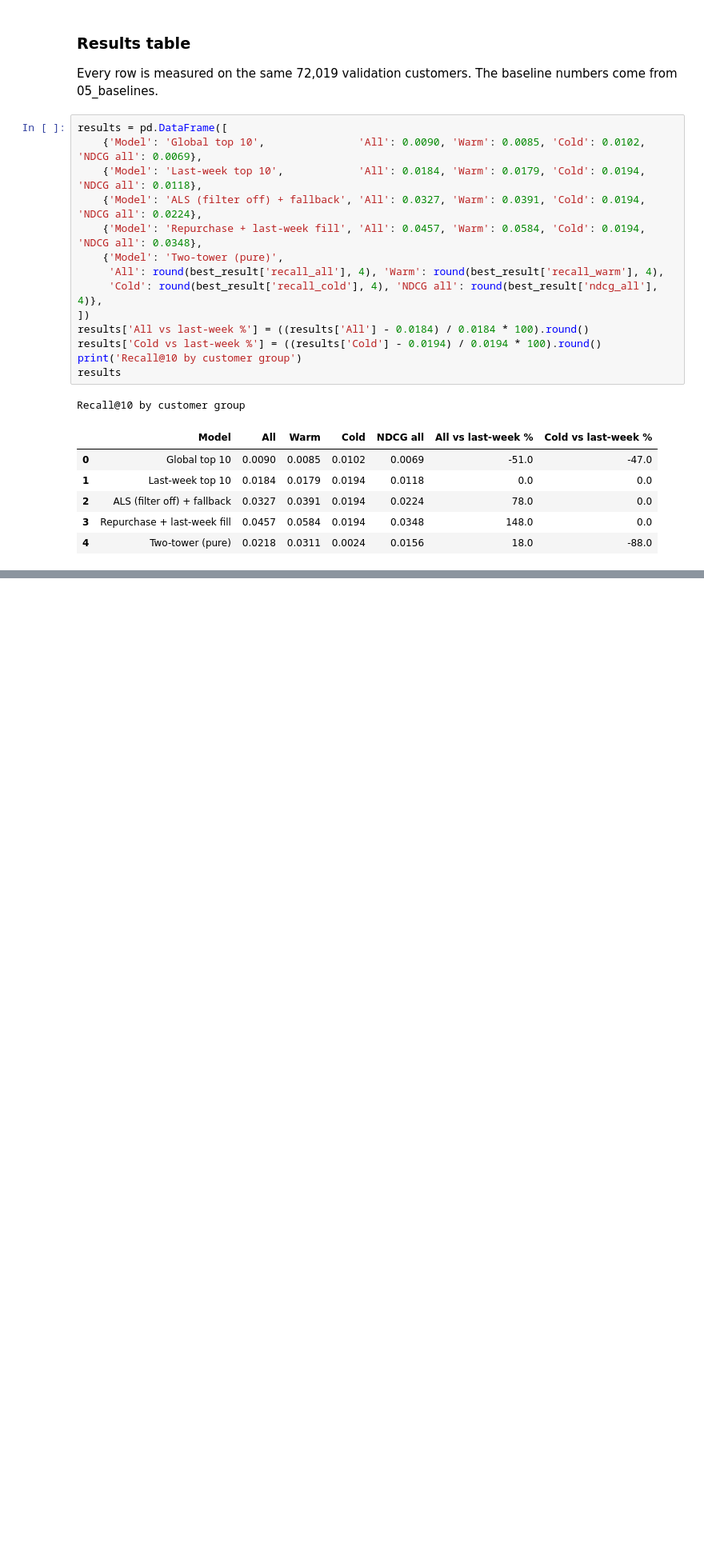
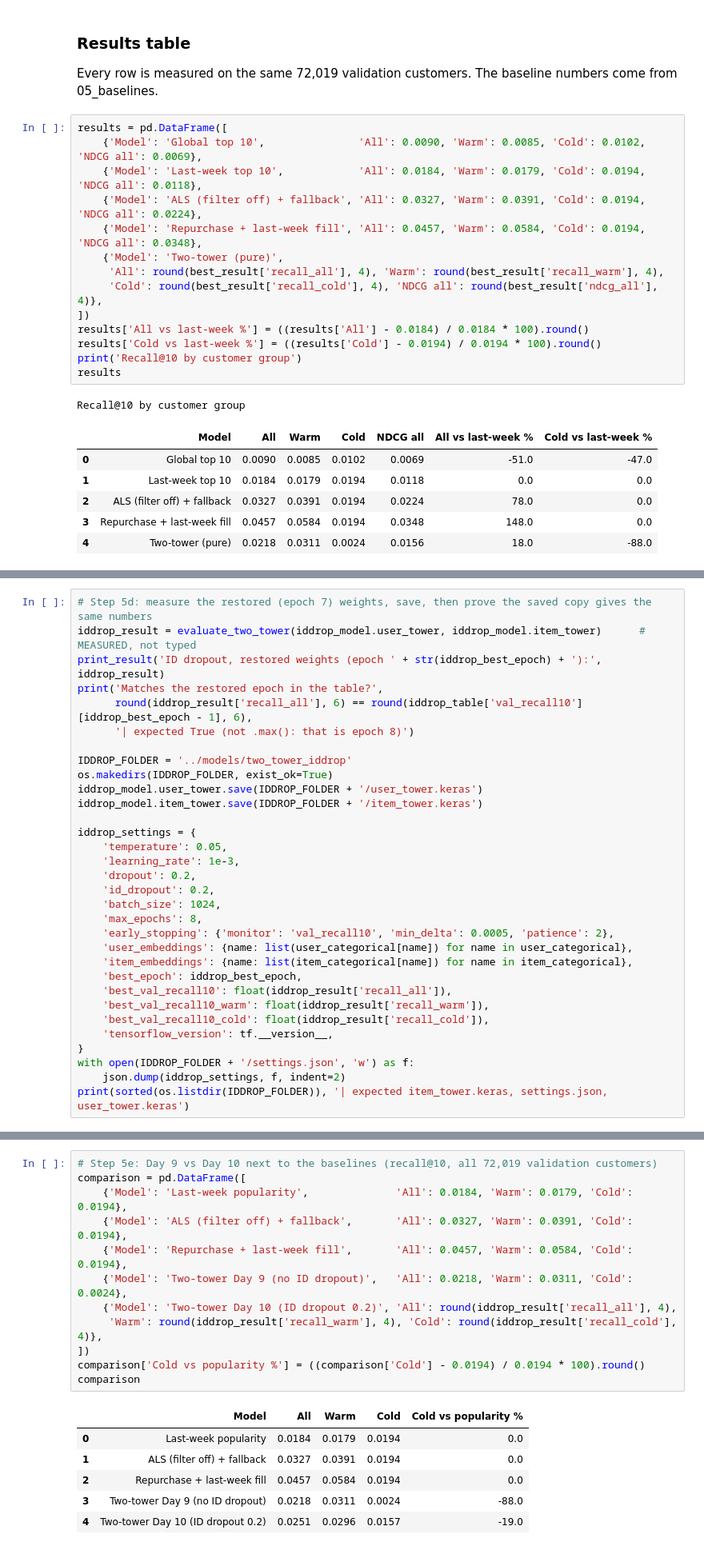
Before and after one commit to suvignan/Recommendation_System, a Jupyter notebook: notebooks/06_two_tower.ipynb, the cells around one changed output, grey strips where cells are left out. Shown at 80% size. Saved outputs shown, nothing was run; the diff lists cells and outputs as text; blank space fills up the shorter version.

```diff
--- a/notebooks/06_two_tower.ipynb
+++ b/notebooks/06_two_tower.ipynb
@@ -1080,0 +1293,32 @@ Recall@10 by customer group
+# %%
+# Step 5d: measure the restored (epoch 7) weights, save, then prove the saved copy gives the same numbers
+iddrop_result = evaluate_two_tower(iddrop_model.user_tower, iddrop_model.item_tower)      # MEASURED, not typed
+print_result('ID dropout, restored weights (epoch ' + str(iddrop_best_epoch) + '):', iddrop_result)
+print('Matches the restored epoch in the table?',
+      round(iddrop_result['recall_all'], 6) == round(iddrop_table['val_recall10'][iddrop_best_epoch - 1], 6),
+      '| expected True (not .max(): that is epoch 8)')
+
+IDDROP_FOLDER = '../models/two_tower_iddrop'
+os.makedirs(IDDROP_FOLDER, exist_ok=True)
+iddrop_model.user_tower.save(IDDROP_FOLDER + '/user_tower.keras')
+iddrop_model.item_tower.save(IDDROP_FOLDER + '/item_tower.keras')
+
+iddrop_settings = {
+    'temperature': 0.05,
+    'learning_rate': 1e-3,
+    'dropout': 0.2,
+    'id_dropout': 0.2,
+    'batch_size': 1024,
+    'max_epochs': 8,
+    'early_stopping': {'monitor': 'val_recall10', 'min_delta': 0.0005, 'patience': 2},
+    'user_embeddings': {name: list(user_categorical[name]) for name in user_categorical},
+    'item_embeddings': {name: list(item_categorical[name]) for name in item_categorical},
+    'best_epoch': iddrop_best_epoch,
+    'best_val_recall10': float(iddrop_result['recall_all']),
+    'best_val_recall10_warm': float(iddrop_result['recall_warm']),
+    'best_val_recall10_cold': float(iddrop_result['recall_cold']),
+    'tensorflow_version': tf.__version__,
+}
+with open(IDDROP_FOLDER + '/settings.json', 'w') as f:
+    json.dump(iddrop_settings, f, indent=2)
+print(sorted(os.listdir(IDDROP_FOLDER)), '| expected item_tower.keras, settings.json, user_tower.keras')
@@ -1080,0 +1348,19 @@ Recall@10 by customer group
+# %%
+# Step 5e: Day 9 vs Day 10 next to the baselines (recall@10, all 72,019 validation customers)
+comparison = pd.DataFrame([
+    {'Model': 'Last-week popularity',              'All': 0.0184, 'Warm': 0.0179, 'Cold': 0.0194},
+    {'Model': 'ALS (filter off) + fallback',       'All': 0.0327, 'Warm': 0.0391, 'Cold': 0.0194},
+    {'Model': 'Repurchase + last-week fill',       'All': 0.0457, 'Warm': 0.0584, 'Cold': 0.0194},
+    {'Model': 'Two-tower Day 9 (no ID dropout)',   'All': 0.0218, 'Warm': 0.0311, 'Cold': 0.0024},
+    {'Model': 'Two-tower Day 10 (ID dropout 0.2)', 'All': round(iddrop_result['recall_all'], 4),
+     'Warm': round(iddrop_result['recall_warm'], 4), 'Cold': round(iddrop_result['recall_cold'], 4)},
+])
+comparison['Cold vs popularity %'] = ((comparison['Cold'] - 0.0194) / 0.0194 * 100).round()
+comparison
+# %% [output]
+|  | Model | All | Warm | Cold | Cold vs popularity % |
+| 0 | Last-week popularity | 0.0184 | 0.0179 | 0.0194 | 0.0 |
+| 1 | ALS (filter off) + fallback | 0.0327 | 0.0391 | 0.0194 | 0.0 |
+| 2 | Repurchase + last-week fill | 0.0457 | 0.0584 | 0.0194 | 0.0 |
+| 3 | Two-tower Day 9 (no ID dropout) | 0.0218 | 0.0311 | 0.0024 | -88.0 |
+| 4 | Two-tower Day 10 (ID dropout 0.2) | 0.0251 | 0.0296 | 0.0157 | -19.0 |
```
Also changed, not shown: parts of 16 cells of this notebook, 4 other files.
